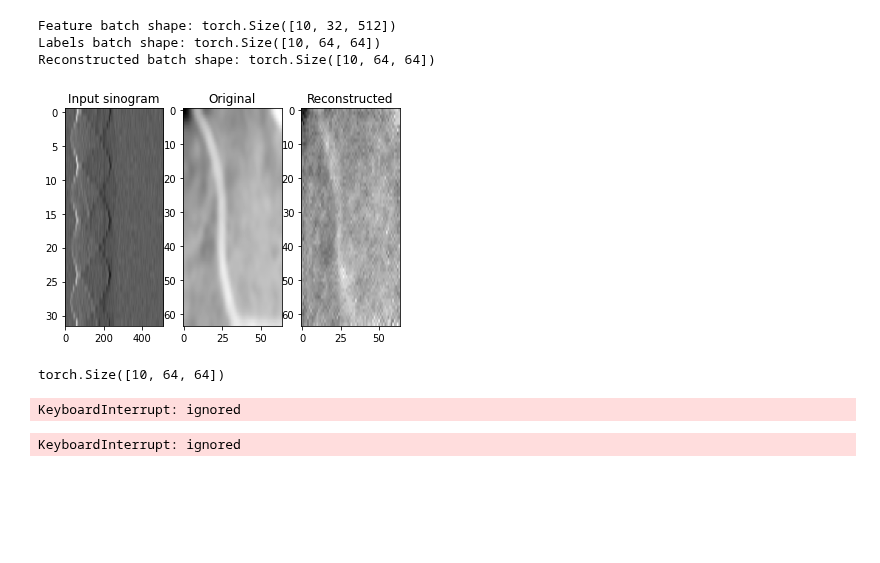
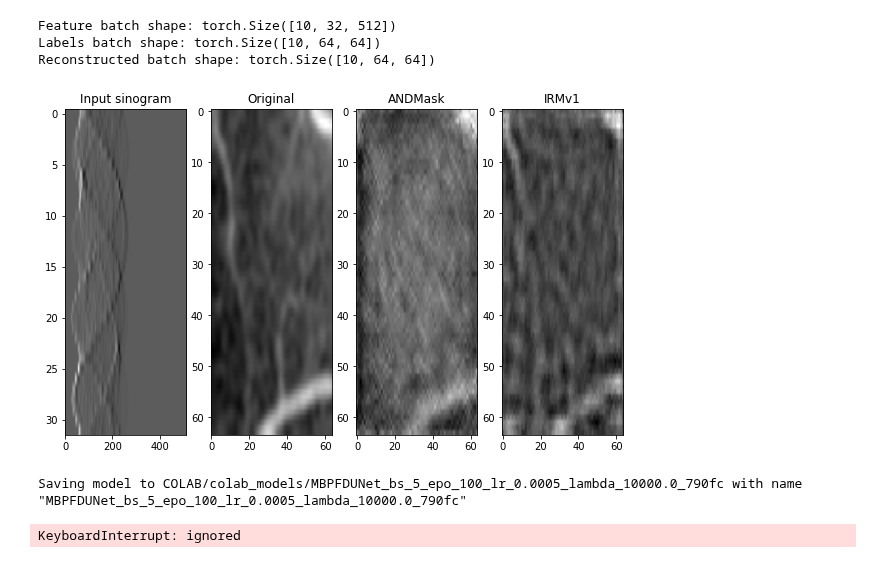
Before and after one commit to mvera1412/TOA_causal, a Jupyter notebook: notebooks/TUPAC_toa.ipynb, the cells around one changed output. Cells and saved outputs as stored; diff of their text form; code cells hidden in the pictures; blank space fills up the shorter version.

Commit message:
feat: add visual comparisons between models; train IRMv1 model

```diff
--- a/notebooks/TUPAC_toa.ipynb
+++ b/notebooks/TUPAC_toa.ipynb
@@ -97,4 +96,10 @@ Creating PA Matrix...
 Applying Time Derivative Operator...
 done
 done
+# %%
+model_ANDMask = MBPFDUNet().to(device=device)
+load_model(model_ANDMask, name='MBPFDUNet_bs_[10]_epo_100_lr_0.0005_tau_0.8', device=device.type)
+
+model_IRMv1 = MBPFDUNet().to(device=device)
+load_model(model_IRMv1, name='MBPFDUNet_bs_5_epo_100_lr_0.0005_lambda_10000.0_790fc', device=device.type)
 # %%
@@ -106,46 +108,51 @@ train_loaders, val_loaders = loaders
 # %%
 features_and_labels: Tuple[torch.Tensor, torch.Tensor] = next(iter(train_loaders[4]))  # next(iter()) returns the next item to be iterated
 
 train_features, train_labels = features_and_labels
-output: torch.Tensor = predicting(model, train_features, Ao, device)
+output_ANDMask: torch.Tensor = predicting(model_ANDMask, train_features, Ao, device)
+output_IRMv1: torch.Tensor = predicting(model_IRMv1, train_features, Ao, device)
 
 print(f"Feature batch shape: {train_features.size()}")  # size: (batchsize, n_sensors, width) = (10, 32, 512)
 print(f"Labels batch shape: {train_labels.size()}")     # size: (batchsize, heigth,    width) = (10, 64, 64)
-print(f"Reconstructed batch shape: {output.size()}")    # size: (batchsize, heigth,    width) = (10, 64, 64)
+print(f"Reconstructed batch shape: {output_IRMv1.size()}")    # size: (batchsize, heigth,    width) = (10, 64, 64)
 img = train_features[0].squeeze()
 label = train_labels[0].squeeze()
-reconstructed = output[0].squeeze()
+reconstructed_ANDMask = output_ANDMask[0].squeeze()
+reconstructed_IRMv1 = output_IRMv1[0].squeeze()
 
 # Plots
-figsize = None #(6,6)
-fig, axs = plt.subplots(1, 3, figsize=figsize)
+figsize = (10,6)
+fig, axs = plt.subplots(1, 4, figsize=figsize)
 
 axs[0].imshow(img, cmap="gray", aspect='auto')
 axs[0].set_title('Input sinogram')
 
 axs[1].imshow(label, cmap="gray", aspect='auto')
 axs[1].set_title('Original')
 
-axs[2].imshow(reconstructed.detach(), cmap="gray", aspect='auto')
-axs[2].set_title('Reconstructed')
+rec = reconstructed_ANDMask.detach().to(device='cpu')
+axs[2].imshow(rec, cmap="gray", aspect='auto')
+axs[2].set_title('ANDMask')
+
+rec = reconstructed_IRMv1.detach().to(device='cpu')
+axs[3].imshow(rec, cmap="gray", aspect='auto')
+axs[3].set_title('IRMv1')
+
 plt.show()
 # %% [output]
 Feature batch shape: torch.Size([10, 32, 512])
 Labels batch shape: torch.Size([10, 64, 64])
 Reconstructed batch shape: torch.Size([10, 64, 64])
-[figure, old version]
+[figure, new version]
-# %%
-output.size()
-# %% [output]
-torch.Size([10, 64, 64])
 # %%
 from math import tau
 """alphas = [1e-4,5e-4,1e-3]
 bs = [1,2,3] # per environment
 taus = [0.4,0.8]"""
 alphas = [5e-4]
-bs = [10] # per environment
-taus = [0.4]
+bs = [5] # per environment
+#taus = [0.4]
+taus = [10000.0]  # if using IRM, this is irm_lambda, the weight of the IRM term in the loss
 
 checkpoint = {'valid_loss_min': np.inf}
 
@@ -168,11 +175,11 @@ for batchsize in bs:
                 checkpoint['epoch'] = epoch
                 checkpoint['valid_loss_min'] = validation(model, device, val_loader, optimizer, loss_fn, Ao, checkpoint, ckp_last, ckp_best, fecha)
             if in_colab:
-                name = f"MBPFDUNet_bs_{batchsize}_epo_{epochs}_lr_{lr}_tau_{agreement_threshold}"
+                name = f"MBPFDUNet_bs_{batchsize}_epo_{epochs}_lr_{lr}_lambda_{agreement_threshold}"
                 name += "_" + str(uuid.uuid1())[:5]
                 save_model(model, name=name)
 # %% [output]
-KeyboardInterrupt: ignored
+Saving model to COLAB/colab_models/MBPFDUNet_bs_5_epo_100_lr_0.0005_lambda_10000.0_790fc with name "MBPFDUNet_bs_5_epo_100_lr_0.0005_lambda_10000.0_790fc"
 # %%
 model, optimizer, best_epoch, valid_loss_min, best_lr, best_bs, best_threshold = load_ckp(ckp_best, model, optimizer)
 # %%
```
Also changed, not shown: parts of 4 cells of this notebook.
